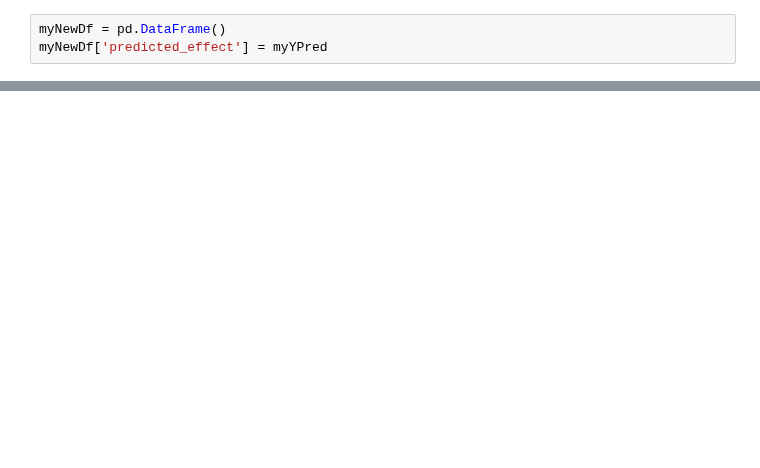
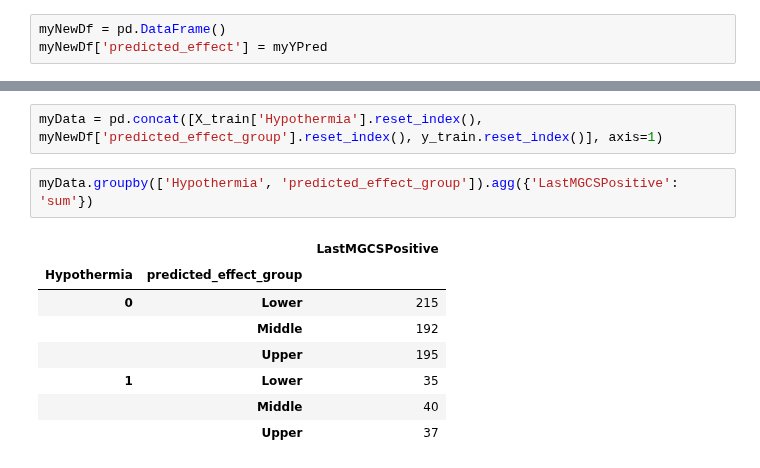
Before and after one commit to michelraskin/ttmhte, a Jupyter notebook: eICU/eICUAnalysisBART.ipynb, the cells around one changed output, grey strips where cells are left out. Saved outputs shown, nothing was run; the diff lists cells and outputs as text; blank space fills up the shorter version.

```diff
--- a/eICU/eICUAnalysisBART.ipynb
+++ b/eICU/eICUAnalysisBART.ipynb
@@ -273,0 +302,13 @@ Degress of freedom: 2.0
+# %%
+myData = pd.concat([X_train['Hypothermia'].reset_index(), myNewDf['predicted_effect_group'].reset_index(), y_train.reset_index()], axis=1)
+# %%
+myData.groupby(['Hypothermia', 'predicted_effect_group']).agg({'LastMGCSPositive': 'sum'})
+# %% [output]
+|  |  | LastMGCSPositive |
+| Hypothermia | predicted_effect_group |  |
+| 0 | Lower | 215 |
+|  | Middle | 192 |
+|  | Upper | 195 |
+| 1 | Lower | 35 |
+|  | Middle | 40 |
+|  | Upper | 37 |
```
Also changed, not shown: parts of 13 cells of this notebook, 3 other files.
